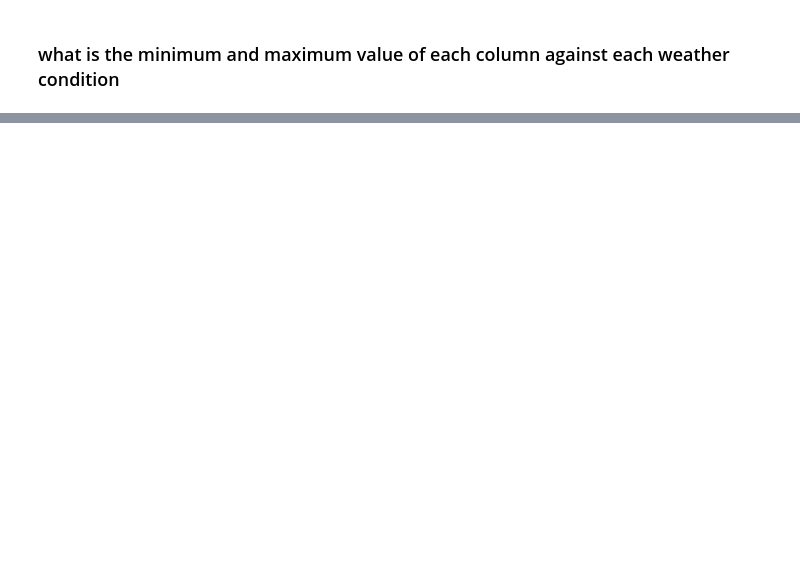
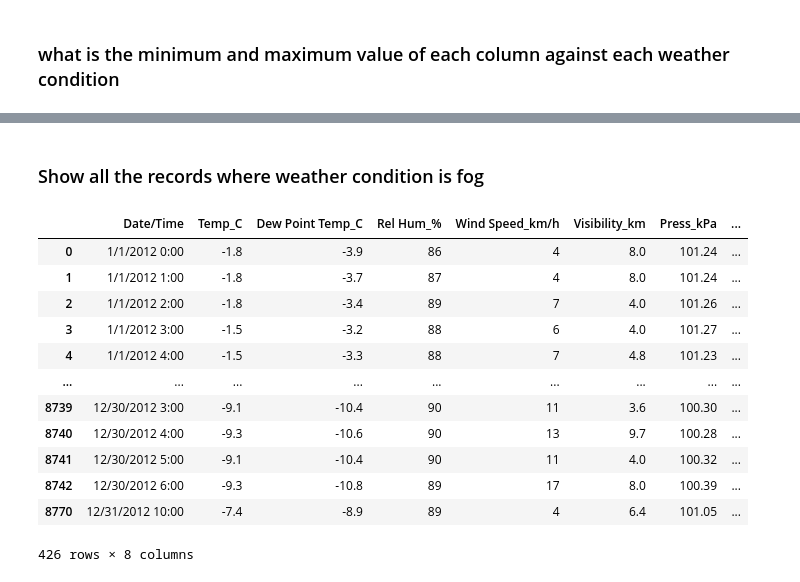
Before and after one commit to hkapri/Projects, a Jupyter notebook: weather_data_analysis/weather_data.ipynb, the cells around one changed output, grey strips where cells are left out. Cells and saved outputs as stored; diff of their text form; code cells hidden in the pictures; blank space fills up the shorter version.

```diff
--- a/weather_data_analysis/weather_data.ipynb
+++ b/weather_data_analysis/weather_data.ipynb
@@ -408,3 +408,21 @@ data.groupby('Weather_condition').max()
 | Thunderstorms,Rain Showers | 9/8/2012 4:00 | 25.5 | 23.1 | 98 | 32 | 25.0 | 101.06 |
 | Thunderstorms,Rain Showers,Fog | 7/31/2012 20:00 | 22.9 | 21.3 | 91 | 35 | 9.7 | 100.64 |
 | Thunderstorms,Rain,Fog | 7/17/2012 5:00 | 20.6 | 18.6 | 88 | 19 | 4.8 | 100.08 |
+# %% [markdown]
+### Show all the records where weather condition is fog
+# %%
+data[data.Weather_condition.str.contains('Fog')]
+# %% [output]
+|  | Date/Time | Temp_C | Dew Point Temp_C | Rel Hum_% | Wind Speed_km/h | Visibility_km | Press_kPa | ... |
+| 0 | 1/1/2012 0:00 | -1.8 | -3.9 | 86 | 4 | 8.0 | 101.24 | ... |
+| 1 | 1/1/2012 1:00 | -1.8 | -3.7 | 87 | 4 | 8.0 | 101.24 | ... |
+| 2 | 1/1/2012 2:00 | -1.8 | -3.4 | 89 | 7 | 4.0 | 101.26 | ... |
+| 3 | 1/1/2012 3:00 | -1.5 | -3.2 | 88 | 6 | 4.0 | 101.27 | ... |
+| 4 | 1/1/2012 4:00 | -1.5 | -3.3 | 88 | 7 | 4.8 | 101.23 | ... |
+| ... | ... | ... | ... | ... | ... | ... | ... | ... |
+| 8739 | 12/30/2012 3:00 | -9.1 | -10.4 | 90 | 11 | 3.6 | 100.30 | ... |
+| 8740 | 12/30/2012 4:00 | -9.3 | -10.6 | 90 | 13 | 9.7 | 100.28 | ... |
+| 8741 | 12/30/2012 5:00 | -9.1 | -10.4 | 90 | 11 | 4.0 | 100.32 | ... |
+| 8742 | 12/30/2012 6:00 | -9.3 | -10.8 | 89 | 17 | 8.0 | 100.39 | ... |
+| 8770 | 12/31/2012 10:00 | -7.4 | -8.9 | 89 | 4 | 6.4 | 101.05 | ... |
+426 rows × 8 columns
```
Also changed, not shown: parts of 4 cells of this notebook.
